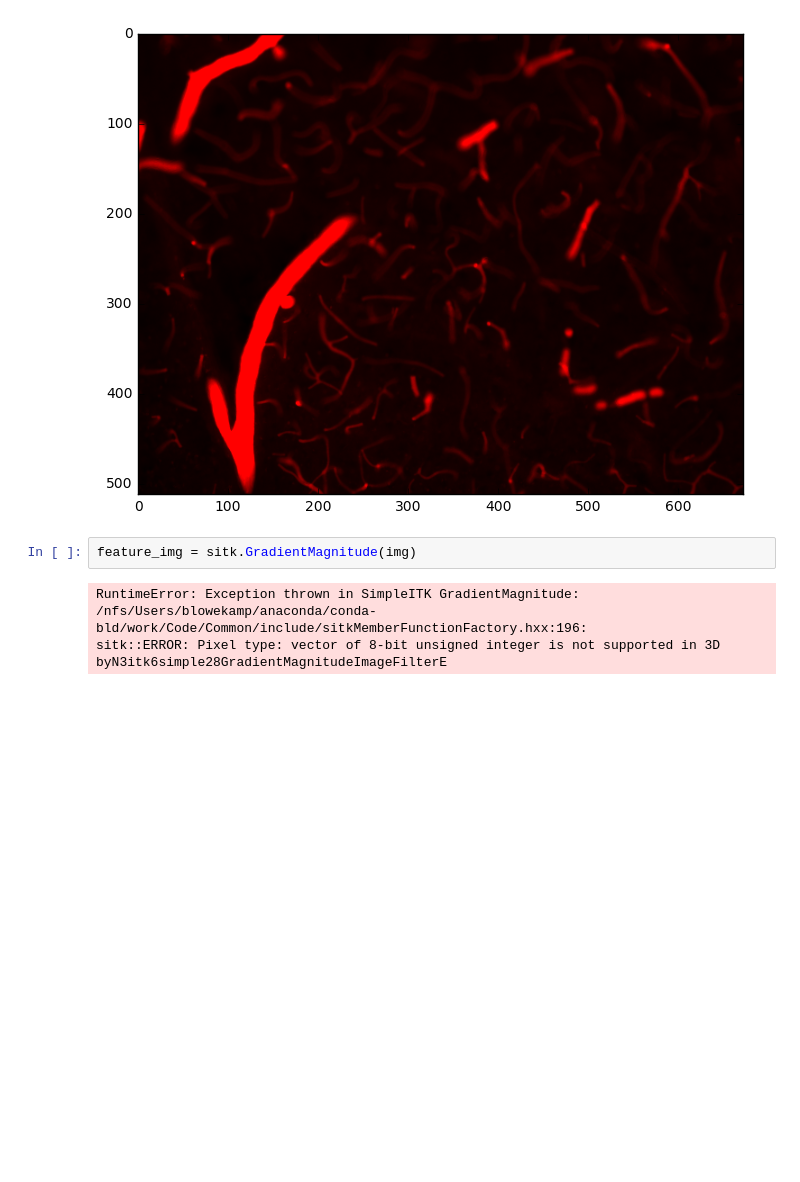
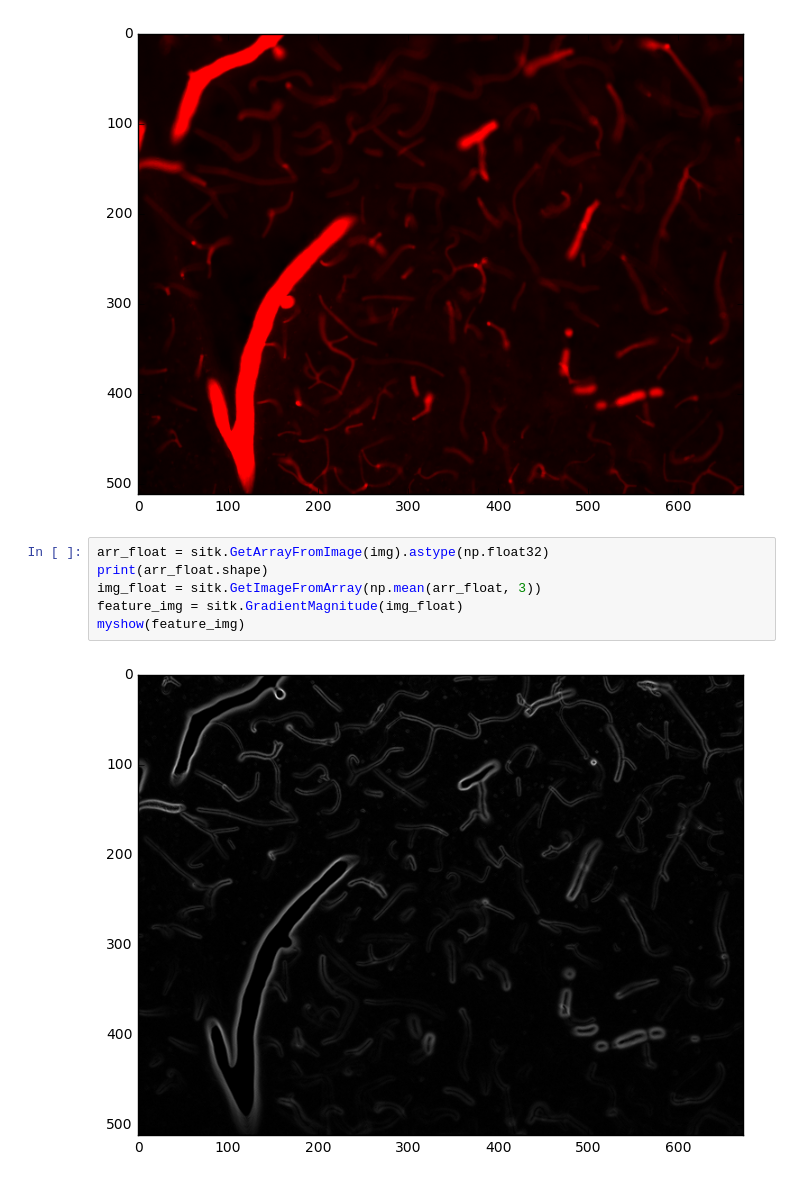
Before and after one commit to 4Quant/BBP-Setup, a Jupyter notebook: notebooks/SimpleITK Demo.ipynb, the cells around one changed output. Drawn from its saved outputs; the diff is of its cells as text; blank space fills up the shorter version.

```diff
--- a/notebooks/SimpleITK Demo.ipynb
+++ b/notebooks/SimpleITK Demo.ipynb
@@ -8,8 +9,11 @@ img = sitk.ReadImage(os.path.join("..", "data", "confocal_stack.tif"))
 myshow(img)
 # %% [output]
 [figure]
-# %%
-feature_img = sitk.GradientMagnitude(img)
-# %% [output]
-RuntimeError: Exception thrown in SimpleITK GradientMagnitude: /nfs/Users/blowekamp/anaconda/conda-bld/work/Code/Common/include/sitkMemberFunctionFactory.hxx:196:
-sitk::ERROR: Pixel type: vector of 8-bit unsigned integer is not supported in 3D byN3itk6simple28GradientMagnitudeImageFilterE
+# %%
+arr_float = sitk.GetArrayFromImage(img).astype(np.float32)
+print(arr_float.shape)
+img_float = sitk.GetImageFromArray(np.mean(arr_float, 3))
+feature_img = sitk.GradientMagnitude(img_float)
+myshow(feature_img)
+# %% [output]
+[figure, added]
```
Also changed, not shown: parts of 3 cells of this notebook, 1 other file.
